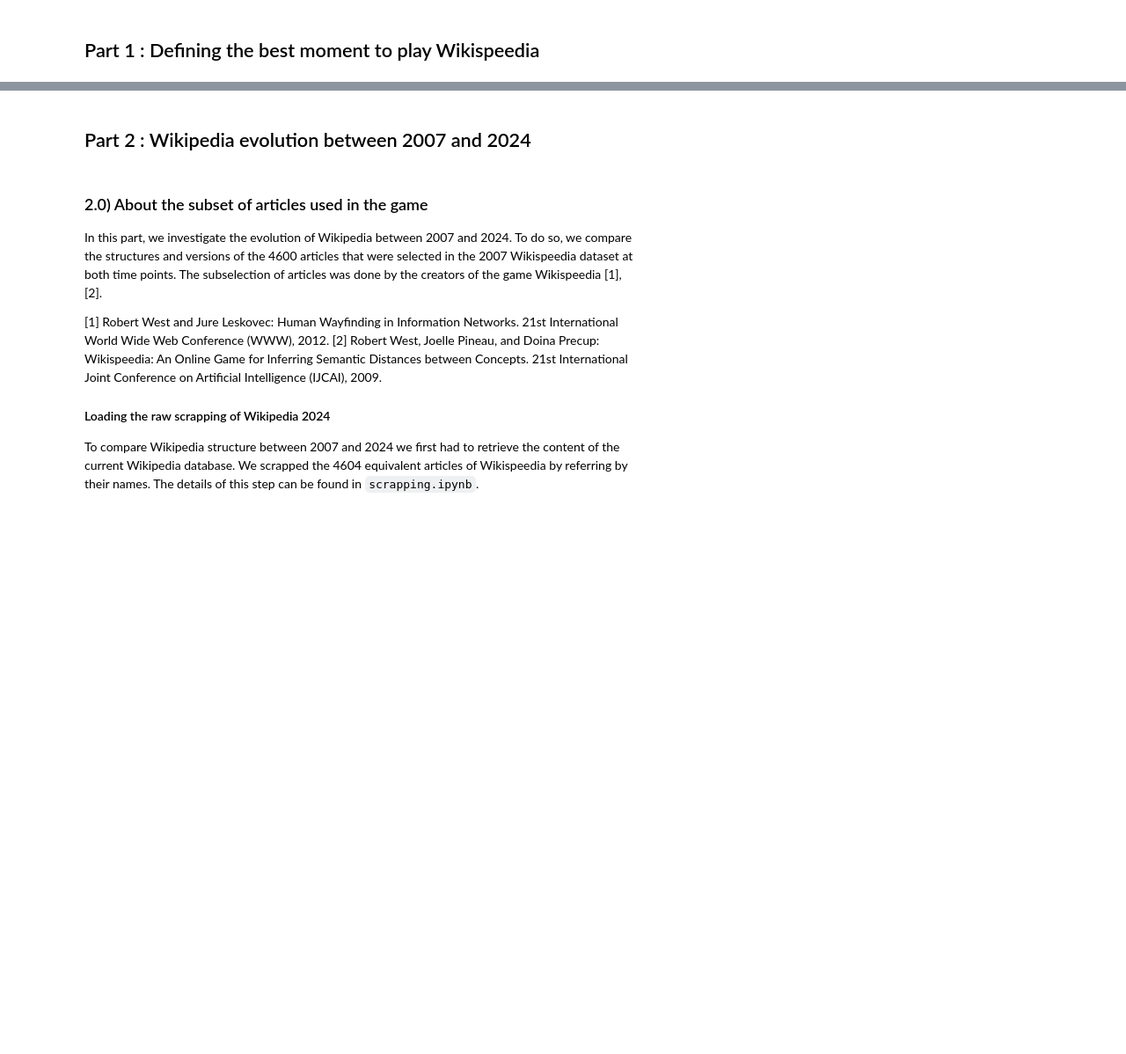
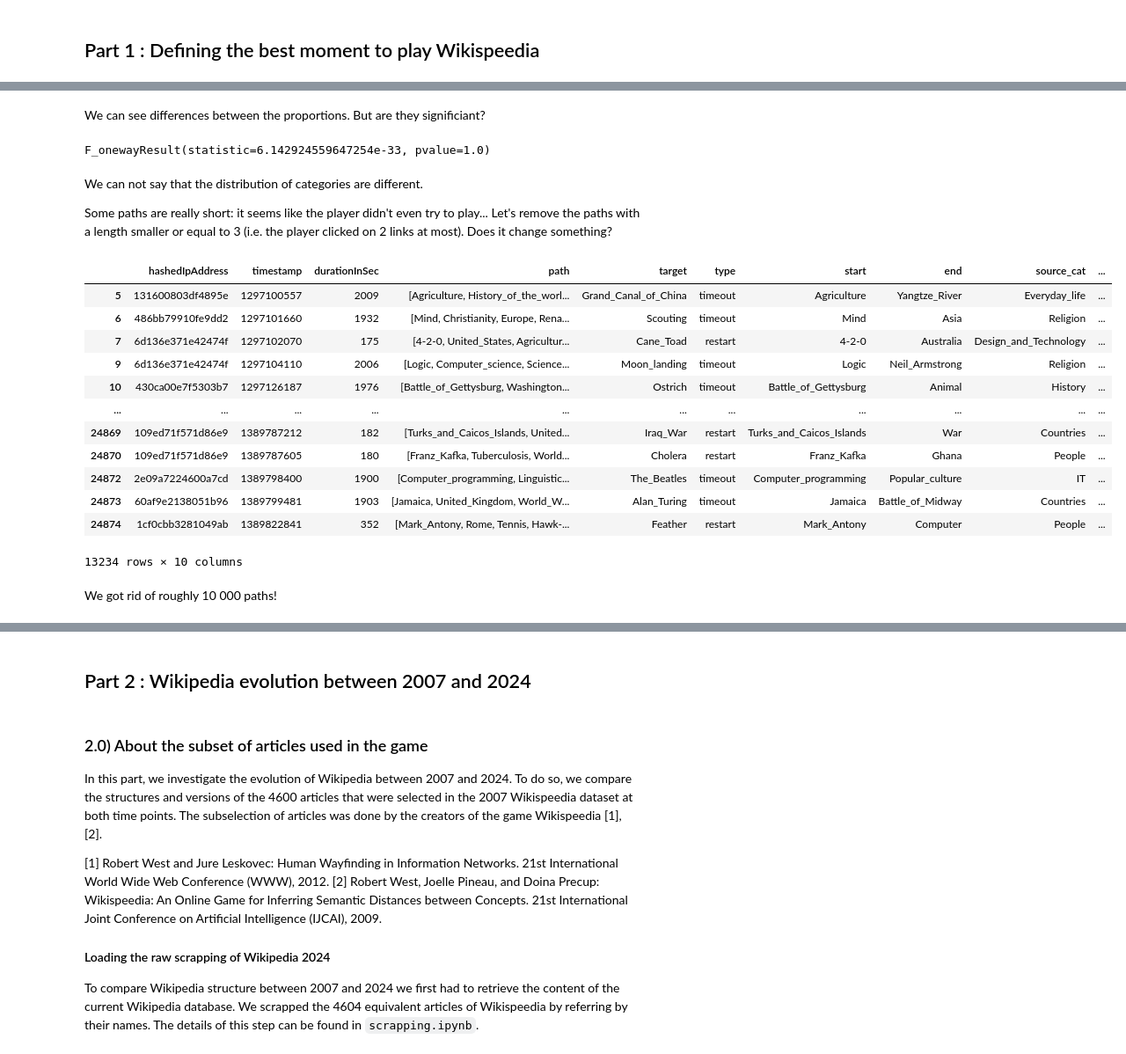
Before and after one commit to epfl-ada/ada-2024-project-outlier-1, a Jupyter notebook: results.ipynb, the cells around one changed output, grey strips where cells are left out. Shown at 88% size. Saved outputs shown, nothing was run; the diff lists cells and outputs as text; code cells hidden in the pictures; blank space fills up the shorter version.

Commit message:
merge part1_results.ipynb in results.ipynb

```diff
--- a/results.ipynb
+++ b/results.ipynb
@@ -16,0 +86,3 @@ import os as os
+# %%
+categories = categories.drop(index=categories.loc[categories[['article', 'main_category']].duplicated()].index)
+categories
@@ -16,0 +129,22 @@ import os as os
+# %%
+
+relationships = [('History', 'People'), ('Religion', 'People'), ('Language_and_literature', 'People'),
+ ('Science', 'People'), ('Religion', 'History'), ('Countries', 'Geography'), ('Language_and_literature', 'Geography'),
+ ('Language_and_literature', 'Design_and_Technology'), ('Language_and_literature', 'History'), ('Science', 'Everyday_life'),
+ ('Science', 'Design_and_Technology'), ('Geography', 'Design_and_Technology'), ('History', 'Design_and_Technology'),
+ ('Mathematics', 'Everyday_life'), ('Everyday_life', 'People'), ('Everyday_life', 'History'), ('History', 'Geography'),
+ ('Geography', 'Citizenship'), ('Design_and_Technology', 'Citizenship'), ('Design_and_Technology', 'Everyday_life'),
+ ('Science', 'Citizenship'), ('Business_Studies', 'IT'), ('Business_Studies', 'Geography'), ('Business_Studies', 'People'),
+ ('Citizenship', 'Everyday_life'), ('Business_Studies', 'Everyday_life'), ('Everyday_life', 'People'), ('Science', 'IT'),
+ ('Geography', 'Everyday_life'), ('Geography', 'Science'), ('Business_Studies', 'History'), ('History', 'Citizenship'),
+ ('Science', 'History'), ('Science', 'Business_Studies'), ('Art', 'Everyday_life'), ('Art', 'Business_Studies'),
+ ('Art', 'Design_and_Technology'), ('Music', 'History'), ('Religion', 'Citizenship'), ('IT', 'Design_and_Technology'),
+ ('IT', 'Citizenship'), ('Business_Studies', 'Citizenship'), ('Art', 'History'), ('IT', 'History'),
+ ('Science', 'Religion'), ('Language_and_literature', 'Art'), ('Design_and_Technology', 'People')]
+
+categories, categories_duplicated = delete_duplicates_cat(categories, relationships)
+
+print(f'Number of unique article names in categories: {categories.article.unique().size}, number of rows: {categories.article.size}.')
+
+categories = categories.set_index('article', drop=True)
+display(categories_duplicated) # is empty, as expected
@@ -16,0 +204,15 @@ import os as os
+# %%
+path_finished, path_unfinished = loading_paths()
+
+# let's check again that all the article names of interest are present in categories.tsv
+articles_not_in_categories = list(articles_not_in_categories) + list(art_not_in_cat(path_finished, categories, 'start', True))
+
+articles_not_in_categories += list(art_not_in_cat(path_finished, categories, 'end', True))
+articles_not_in_categories += list(art_not_in_cat(path_unfinished, categories, 'start', True))
+articles_not_in_categories += list(art_not_in_cat(path_unfinished, categories, 'target', True))
+
+articles_not_in_categories = list(set(articles_not_in_categories))
+print(f'{len(articles_not_in_categories)} articles do not appear in categories.tsv: {np.array(articles_not_in_categories)}')
+
+# let's remove these paths
+path_finished, path_unfinished = paths_with_cat_only(path_finished, path_unfinished, categories, articles_not_in_categories)
@@ -16,0 +240,40 @@ import os as os
+# %% [markdown]
+We can see differences between the proportions. But are they significiant?
+# %%
+from scipy.stats import ttest_ind
+from scipy.stats import f_oneway
+# from scipy.stats import bartlett
+# predictor: categorical, 2 of them: start and end
+# outcome: continuous (in N)
+# ==> anova
+# Null hypothesis: the distributions are different.
+# Alternative hypothesis: the distributions are identic.
+
+f_oneway(distrib_f, distrib_unf)
+# p-value = 1 >>>> 0.05 ==> can't say it's different
+# %% [output]
+F_onewayResult(statistic=6.142924559647254e-33, pvalue=1.0)
+# %% [markdown]
+We can not say that the distribution of categories are different.
+
+Some paths are really short: it seems like the player didn't even try to play... Let's remove the paths with a length smaller or equal to 3 (i.e. the player clicked on 2 links at most). Does it change something?
+# %%
+path_unfinished_trunc = path_unfinished.copy(deep=True)
+path_unfinished_trunc = path_unfinished_trunc.loc[path_unfinished_trunc.path.map(lambda x: len(x)>=4)]
+path_unfinished_trunc
+# %% [output]
+|  | hashedIpAddress | timestamp | durationInSec | path | target | type | start | end | source_cat | ... |
+| 5 | 131600803df4895e | 1297100557 | 2009 | [Agriculture, History_of_the_worl... | Grand_Canal_of_China | timeout | Agriculture | Yangtze_River | Everyday_life | ... |
+| 6 | 486bb79910fe9dd2 | 1297101660 | 1932 | [Mind, Christianity, Europe, Rena... | Scouting | timeout | Mind | Asia | Religion | ... |
+| 7 | 6d136e371e42474f | 1297102070 | 175 | [4-2-0, United_States, Agricultur... | Cane_Toad | restart | 4-2-0 | Australia | Design_and_Technology | ... |
+| 9 | 6d136e371e42474f | 1297104110 | 2006 | [Logic, Computer_science, Science... | Moon_landing | timeout | Logic | Neil_Armstrong | Religion | ... |
+| 10 | 430ca00e7f5303b7 | 1297126187 | 1976 | [Battle_of_Gettysburg, Washington... | Ostrich | timeout | Battle_of_Gettysburg | Animal | History | ... |
+| ... | ... | ... | ... | ... | ... | ... | ... | ... | ... | ... |
+| 24869 | 109ed71f571d86e9 | 1389787212 | 182 | [Turks_and_Caicos_Islands, United... | Iraq_War | restart | Turks_and_Caicos_Islands | War | Countries | ... |
+| 24870 | 109ed71f571d86e9 | 1389787605 | 180 | [Franz_Kafka, Tuberculosis, World... | Cholera | restart | Franz_Kafka | Ghana | People | ... |
+| 24872 | 2e09a7224600a7cd | 1389798400 | 1900 | [Computer_programming, Linguistic... | The_Beatles | timeout | Computer_programming | Popular_culture | IT | ... |
+| 24873 | 60af9e2138051b96 | 1389799481 | 1903 | [Jamaica, United_Kingdom, World_W... | Alan_Turing | timeout | Jamaica | Battle_of_Midway | Countries | ... |
+| 24874 | 1cf0cbb3281049ab | 1389822841 | 352 | [Mark_Antony, Rome, Tennis, Hawk-... | Feather | restart | Mark_Antony | Computer | People | ... |
+13234 rows × 10 columns
+# %% [markdown]
+We got rid of roughly 10 000 paths!
```
Also changed, not shown: parts of 49 cells of this notebook, 5 other files.
